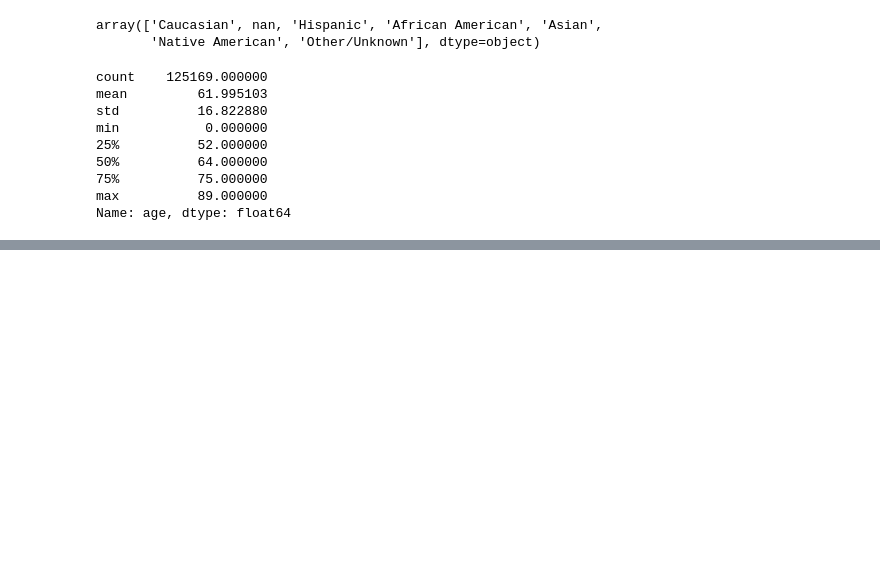
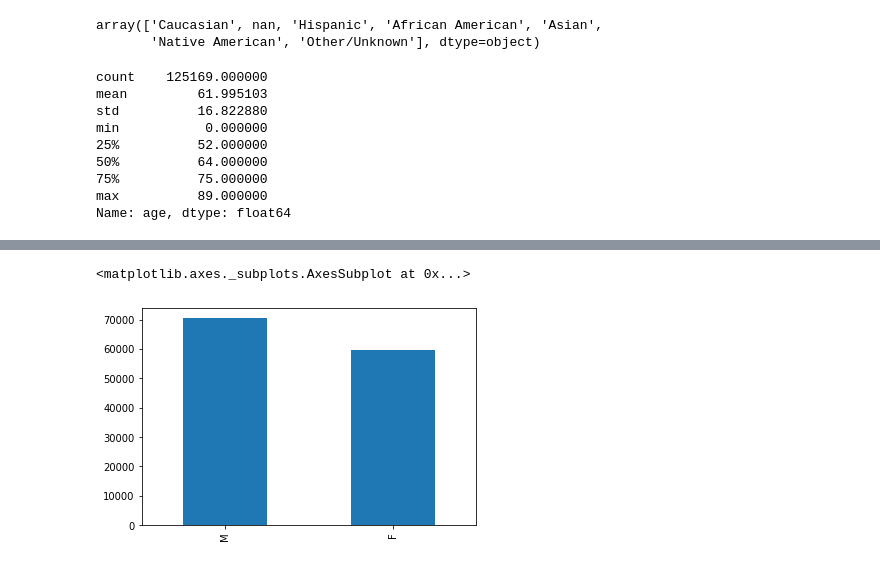
Before and after one commit to bvchand/Diabetes-detection-in-ICU-patients, a Jupyter notebook: diabetes_detection.ipynb, the cells around one changed output, grey strips where cells are left out. Cells and saved outputs as stored; diff of their text form; code cells hidden in the pictures; blank space fills up the shorter version.

```diff
--- a/diabetes_detection.ipynb
+++ b/diabetes_detection.ipynb
@@ -67,0 +111,4 @@ Name: age, dtype: float64
+# %%
+#load the test df
+diabetes_test = pd.read_csv("UnlabeledWiDS2021.csv")
+diabetes_test.describe().T
@@ -67,0 +129,13 @@ Name: age, dtype: float64
+# %%
+# drop the unnamed:0 column
+if 'Unnamed: 0' in diabetes_test.columns:
+  diabetes_test = diabetes_test.drop(columns=['Unnamed: 0'])
+if 'Unnamed: 0' in diabetes_train.columns:
+  diabetes_test = diabetes_test.drop(columns=['Unnamed: 0'])
+
+# look at gender distribution
+gender = diabetes_train["gender"].value_counts()
+gender.plot(kind="bar")
+# %% [output]
+<matplotlib.axes._subplots.AxesSubplot at 0x...>
+[figure, added]
```
Also changed, not shown: parts of 8 cells of this notebook.
